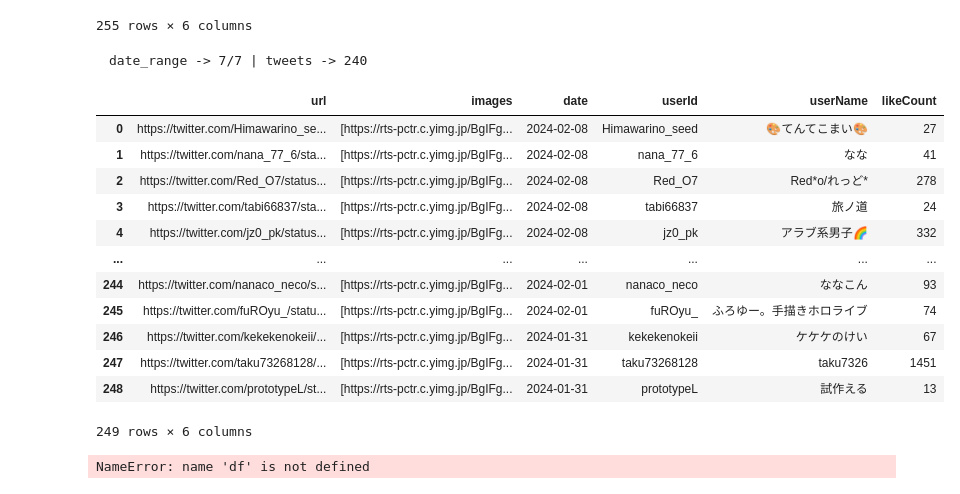
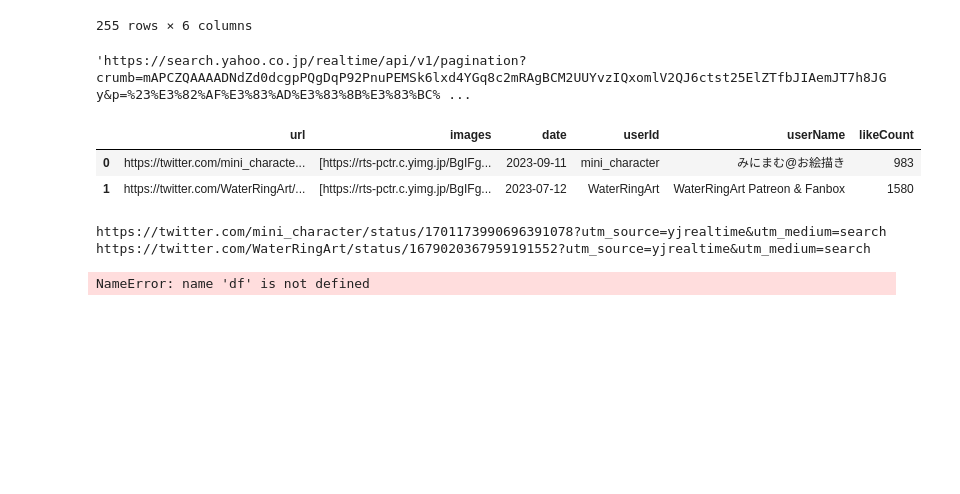
Before and after one commit to sakura7304moti/mohoo, a Jupyter notebook: test.ipynb, the cells around one changed output. Drawn from its saved outputs; the diff is of its cells as text; code cells hidden in the pictures; blank space fills up the shorter version.

```diff
--- a/test.ipynb
+++ b/test.ipynb
@@ -488,24 +488,24 @@ date over => 8/7
 | 253 | pic.twitter.com/thrc9GrXyU | [https://rts-pctr.c.yimg.jp/BgIFg... | 2024-01-29 00:31:00.000000 | @korone_suki_ | びび🥐 | 118 |
 | 254 | pic.twitter.com/JtGMpHArI7 | [https://rts-pctr.c.yimg.jp/BgIFg... | 2024-01-29 00:10:00.000000 | @yutoriseikatu | ゆとり@山のフドウ | 2916 |
 255 rows × 6 columns
+# %%
+from src import utils2
+utils2.get_pagination_url('#クロニーラスト')
+# %% [output]
+'https://search.yahoo.co.jp/realtime/api/v1/pagination?crumb=mAPCZQAAAADNdZd0dcgpPQgDqP92PnuPEMSk6lxd4YGq8c2mRAgBCM2UUYvzIQxomlV2QJ6ctst25ElZTfbJIAemJT7h8JGy&p=%23%E3%82%AF%E3%83%AD%E3%83%8B%E3%83%BC% ...
 # %%
 from src import utils2
-df = utils2.get_tweet('#絵かゆ',7,'holo')
+df = utils2.get_tweet('#クロニーラスト',7,'holo')
 df
 # %% [output]
-　date_range -> 7/7 | tweets -> 240
 |  | url | images | date | userId | userName | likeCount |
-| 0 | https://twitter.com/Himawarino_se... | [https://rts-pctr.c.yimg.jp/BgIFg... | 2024-02-08 | Himawarino_seed | 🎨てんてこまい🎨 | 27 |
-| 1 | https://twitter.com/nana_77_6/sta... | [https://rts-pctr.c.yimg.jp/BgIFg... | 2024-02-08 | nana_77_6 | なな | 41 |
-| 2 | https://twitter.com/Red_O7/status... | [https://rts-pctr.c.yimg.jp/BgIFg... | 2024-02-08 | Red_O7 | Red*o/れっど* | 278 |
-| 3 | https://twitter.com/tabi66837/sta... | [https://rts-pctr.c.yimg.jp/BgIFg... | 2024-02-08 | tabi66837 | 旅ノ道 | 24 |
-| 4 | https://twitter.com/jz0_pk/status... | [https://rts-pctr.c.yimg.jp/BgIFg... | 2024-02-08 | jz0_pk | アラブ系男子🌈 | 332 |
-| ... | ... | ... | ... | ... | ... | ... |
-| 244 | https://twitter.com/nanaco_neco/s... | [https://rts-pctr.c.yimg.jp/BgIFg... | 2024-02-01 | nanaco_neco | ななこん | 93 |
-| 245 | https://twitter.com/fuROyu_/statu... | [https://rts-pctr.c.yimg.jp/BgIFg... | 2024-02-01 | fuROyu_ | ふろゆー。手描きホロライブ | 74 |
-| 246 | https://twitter.com/kekekenokeii/... | [https://rts-pctr.c.yimg.jp/BgIFg... | 2024-01-31 | kekekenokeii | ケケケのけい | 67 |
-| 247 | https://twitter.com/taku73268128/... | [https://rts-pctr.c.yimg.jp/BgIFg... | 2024-01-31 | taku73268128 | taku7326 | 1451 |
-| 248 | https://twitter.com/prototypeL/st... | [https://rts-pctr.c.yimg.jp/BgIFg... | 2024-01-31 | prototypeL | 試作える | 13 |
+| 0 | https://twitter.com/mini_characte... | [https://rts-pctr.c.yimg.jp/BgIFg... | 2023-09-11 | mini_character | みにまむ@お絵描き | 983 |
+| 1 | https://twitter.com/WaterRingArt/... | [https://rts-pctr.c.yimg.jp/BgIFg... | 2023-07-12 | WaterRingArt | WaterRingArt Patreon & Fanbox | 1580 |
-249 rows × 6 columns
+# %%
+for u in df['url']:
+    print(u)
+# %% [output]
+https://twitter.com/mini_character/status/1701173990696391078?utm_source=yjrealtime&utm_medium=search
+https://twitter.com/WaterRingArt/status/1679020367959191552?utm_source=yjrealtime&utm_medium=search
 # %%
 from src import sqlite
```
Also changed, not shown: parts of 2 cells of this notebook, 2 other files.
